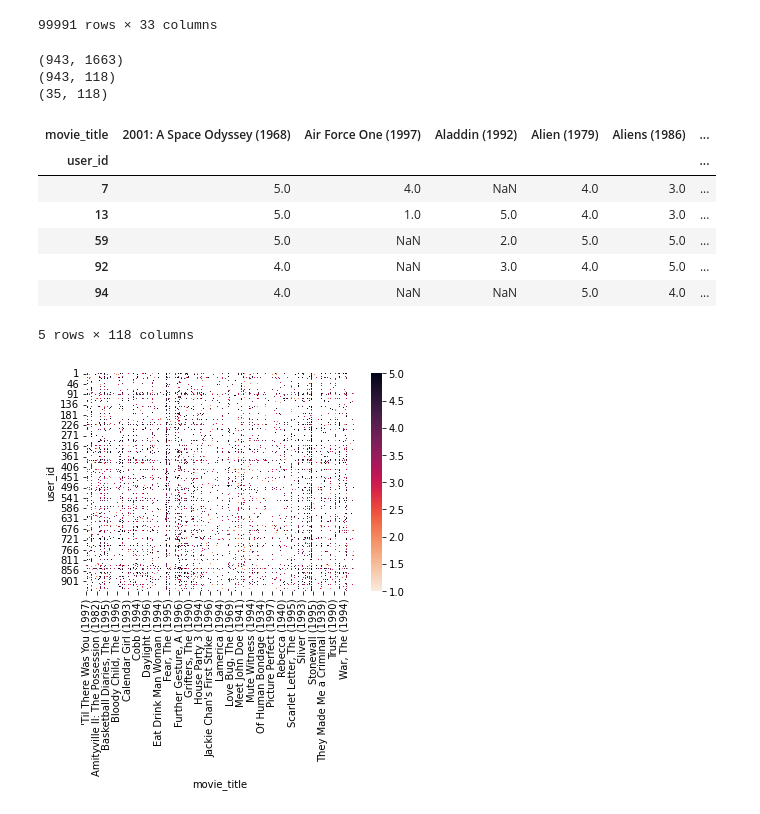
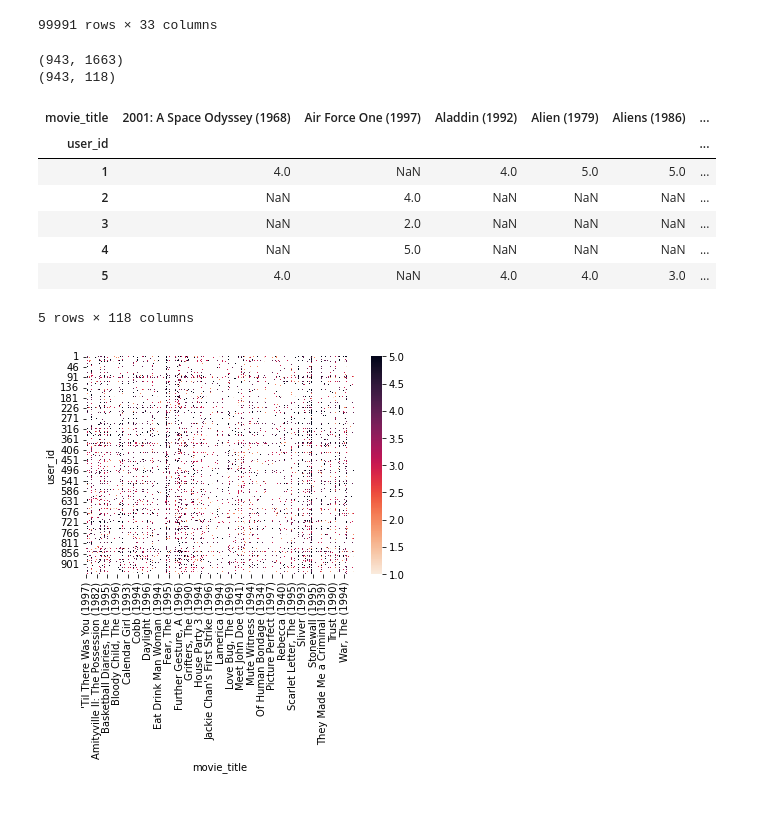
Before and after one commit to benhowell71/SDS-group-repo, a Jupyter notebook: final_project/Kmeans_Analysis.ipynb, the cells around one changed output. Cells and saved outputs as stored; diff of their text form; code cells hidden in the pictures.

```diff
--- a/final_project/Kmeans_Analysis.ipynb
+++ b/final_project/Kmeans_Analysis.ipynb
@@ -76,27 +76,24 @@ data
 # %%
 data_matrix = movie_data.pivot_table(index="user_id", columns="movie_title", values="rating")
 print(data_matrix.shape)
 ax = sns.heatmap(data_matrix, fmt="d", cmap="rocket_r")
 
-# drop movies/columns with more than 30 NaN
+# drop movies/columns with more than 200 NaN
 data_matrix = data_matrix.dropna(thresh=200, axis=1)
 print(data_matrix.shape)
 
-# drop users/rows with more than 30 NaN
-data_matrix = data_matrix.dropna(thresh=90, axis=0)
-print(data_matrix.shape)
-
+# drop users/rows with more than 10 NaN
+data_matrix = data_matrix.dropna(thresh=10, axis=0)
 data_matrix.head()
 # %% [output]
 (943, 1663)
 (943, 118)
-(35, 118)
 | movie_title | 2001: A Space Odyssey (1968) | Air Force One (1997) | Aladdin (1992) | Alien (1979) | Aliens (1986) | ... |
 | user_id |  |  |  |  |  | ... |
-| 7 | 5.0 | 4.0 | NaN | 4.0 | 3.0 | ... |
-| 13 | 5.0 | 1.0 | 5.0 | 4.0 | 3.0 | ... |
-| 59 | 5.0 | NaN | 2.0 | 5.0 | 5.0 | ... |
-| 92 | 4.0 | NaN | 3.0 | 4.0 | 5.0 | ... |
-| 94 | 4.0 | NaN | NaN | 5.0 | 4.0 | ... |
+| 1 | 4.0 | NaN | 4.0 | 5.0 | 5.0 | ... |
+| 2 | NaN | 4.0 | NaN | NaN | NaN | ... |
+| 3 | NaN | 2.0 | NaN | NaN | NaN | ... |
+| 4 | NaN | 5.0 | NaN | NaN | NaN | ... |
+| 5 | 4.0 | NaN | 4.0 | 4.0 | 3.0 | ... |
 5 rows × 118 columns
 [figure]
```
Also changed, not shown: parts of 12 cells of this notebook, 1 other file.
